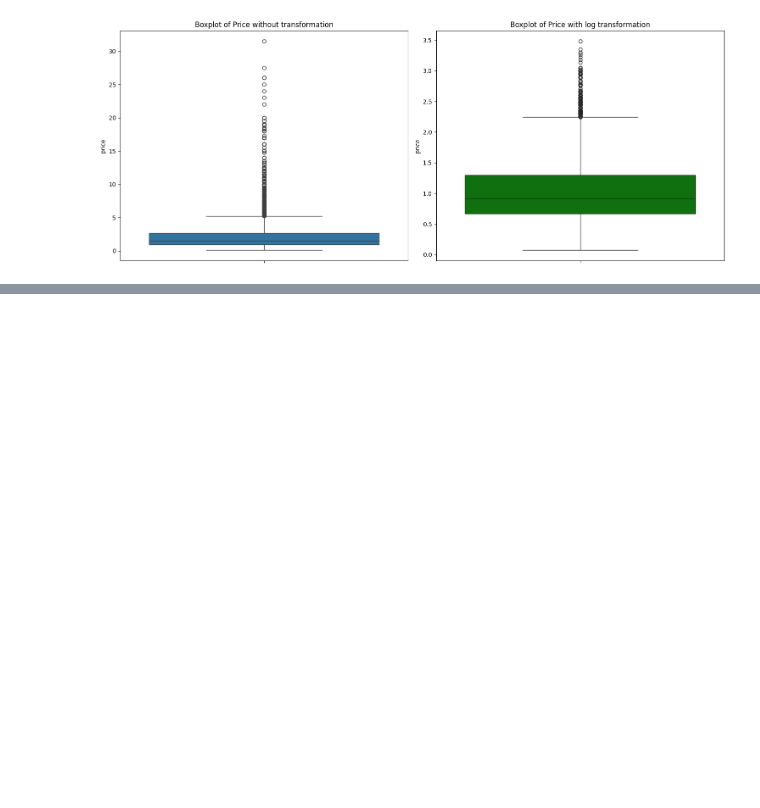
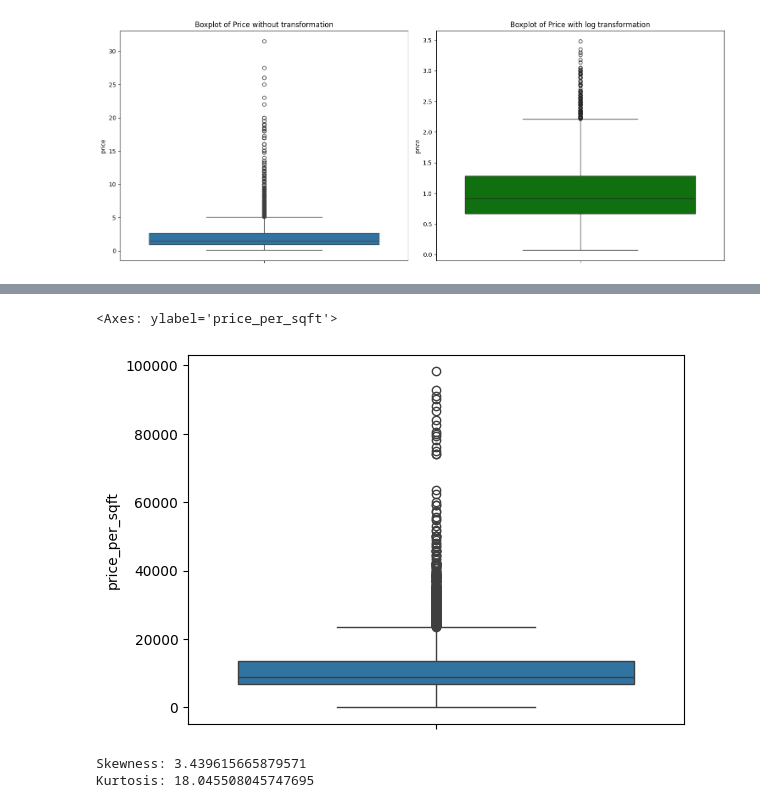
Before and after one commit to Yajas565/Proplytics, a Jupyter notebook: notebooks/session4_notebooks/univariate_EDA.ipynb, the cells around one changed output, grey strips where cells are left out. Cells and saved outputs as stored; diff of their text form; code cells hidden in the pictures; blank space fills up the shorter version.

```diff
--- a/notebooks/session4_notebooks/univariate_EDA.ipynb
+++ b/notebooks/session4_notebooks/univariate_EDA.ipynb
@@ -379,0 +451,13 @@ plt.show()
+# %%
+sns.boxplot(df['price_per_sqft'])
+# %% [output]
+<Axes: ylabel='price_per_sqft'>
+[figure, added]
+# %%
+skewness = df['price_per_sqft'].skew()
+kurtosis = df['price_per_sqft'].kurtosis()
+print(f'Skewness: {skewness}')
+print(f'Kurtosis: {kurtosis}')
+# %% [output]
+Skewness: 3.439615665879571
+Kurtosis: 18.045508045747695
```
Also changed, not shown: parts of 94 cells of this notebook, 5 other files.
